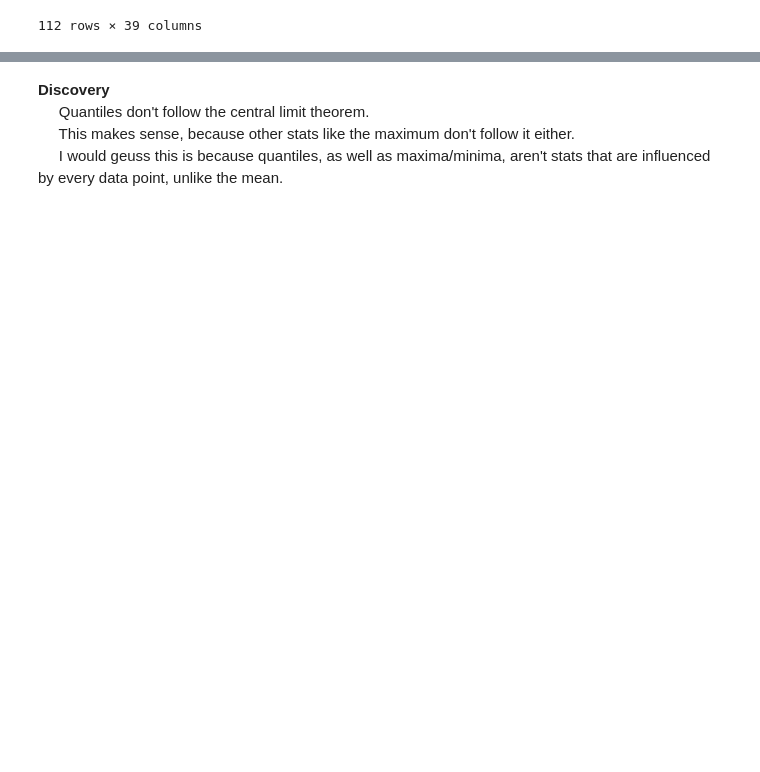
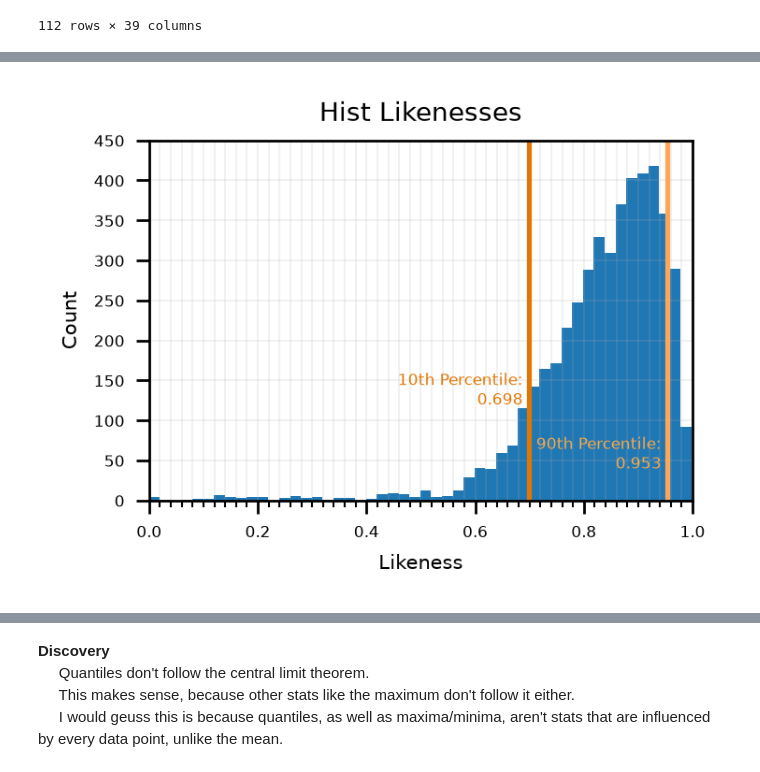
Before and after one commit to EvansOMalley/Personal-Project-Summer-2026, a Jupyter notebook: Summer-2026.ipynb, the cells around one changed output, grey strips where cells are left out. Saved outputs shown, nothing was run; the diff lists cells and outputs as text; code cells hidden in the pictures; blank space fills up the shorter version.

```diff
--- a/Summer-2026.ipynb
+++ b/Summer-2026.ipynb
@@ -815 +823,7 @@ def Compare_Hist_Areas(col: pd.Series, ref_idx = 0):
+# %%
+def Compare_Hist_Distances(col: pd.Series, ref_idx = 0):
+    comp_col = col.groupby(level = 0).apply(lambda x: x.to_numpy())
+    ref_arr = col[comp_col.index[ref_idx]].to_numpy()
+
+    return comp_col.apply(lambda x: np.sqrt(np.sum((x - ref_arr) ** 2)) )
 # %% [markdown]
@@ -930,0 +933,76 @@ pass # No need to see the MatPlot object
+# %%
+HA_Comparisons = np.ravel(Hist_Areas_DF)
+per = 10
+HA_unlike_lim = np.percentile(HA_Comparisons, per)
+HA_alike_lim = np.percentile(HA_Comparisons, 100 - per)
+
+HD_Comparisons = np.ravel(Hist_Distances_DF)
+per = 10
+HD_unlike_lim = np.percentile(HD_Comparisons, per)
+HD_alike_lim = np.percentile(HD_Comparisons, 100 - per)
+# %%
+HAfig, HAax = Hist(data = HA_Comparisons,
+                   title = "Hist Likenesses",
+                   xlab = "Likeness",
+                   ylab = "Count",
+                   xmin = 0,
+                   xmax = 1,
+                   ymin = 0,
+                   ymax = 450,
+                   bins = 50
+                  )
+
+HAax.set_xticks(minor = False, ticks = np.arange(0, 6/5, 1/5))
+HAax.set_xticks(minor = True, ticks = np.arange(0, 1, 1/50))
+HAax.grid(axis = 'x', which = "both", linewidth = 0.1)
+HAax.tick_params(which = "minor", labelsize = 5, size = 2)
+HAax.tick_params(which = "major", labelsize = 5, size = 4)
+HAax.grid(axis = 'y', which = "major", linewidth = 0.1)
+
+HAax.axvline(HA_unlike_lim, color = "xkcd:pumpkin")
+HAax.text(HA_unlike_lim - 0.01, 120,
+          f"{per}th Percentile:\n{np.round(HA_unlike_lim, 3)}",
+          ha = "right", color = "xkcd:pumpkin", size = 5
+         )
+
+HAax.axvline(HA_alike_lim, color = "xkcd:pale orange")
+HAax.text(HA_alike_lim - 0.01, 40,
+          f"{100 - per}th Percentile:\n{np.round(HA_alike_lim, 3)}",
+          ha = "right", color = "xkcd:light orange", size = 5
+         )
+
+# Next
+
+HDfig, HDax = Hist(data = HD_Comparisons,
+                   title = "Hist Distances Likenesses",
+                   xlab = "Likeness",
+                   ylab = "Count",
+                   xmin = 0,
+                   xmax = 1, # This inconsequentially cuts stuff off
+                   ymin = 0,
+                   ymax = 550,
+                   bins = 50
+                  )
+
+HDax.set_xticks(minor = False, ticks = np.arange(0, 6/5, 1/5))
+HDax.set_xticks(minor = True, ticks = np.arange(0, 1, 1/50))
+HDax.grid(axis = 'x', which = "both", linewidth = 0.1)
+HDax.tick_params(which = "minor", labelsize = 5, size = 2)
+HDax.tick_params(which = "major", labelsize = 5, size = 4)
+HDax.grid(axis = 'y', which = "major", linewidth = 0.1)
+
+HDax.axvline(HD_unlike_lim, color = "xkcd:pale orange")
+HDax.text(HD_unlike_lim + 0.01, 140,
+          f"{per}th Percentile:\n{np.round(HD_unlike_lim, 3)}",
+          ha = "left", color = "xkcd:light orange", size = 5
+         )
+
+HDax.axvline(HD_alike_lim, color = "xkcd:pumpkin")
+HDax.text(HD_alike_lim + 0.01, 140,
+          f"{100 - per}th Percentile:\n{np.round(HD_alike_lim, 3)}",
+          ha = "left", color = "xkcd:pumpkin", size = 5
+         )
+
+pass # No need to see the MatPlot object
+# %% [output]
+[figure, added]
```
Also changed, not shown: parts of 25 cells of this notebook.
